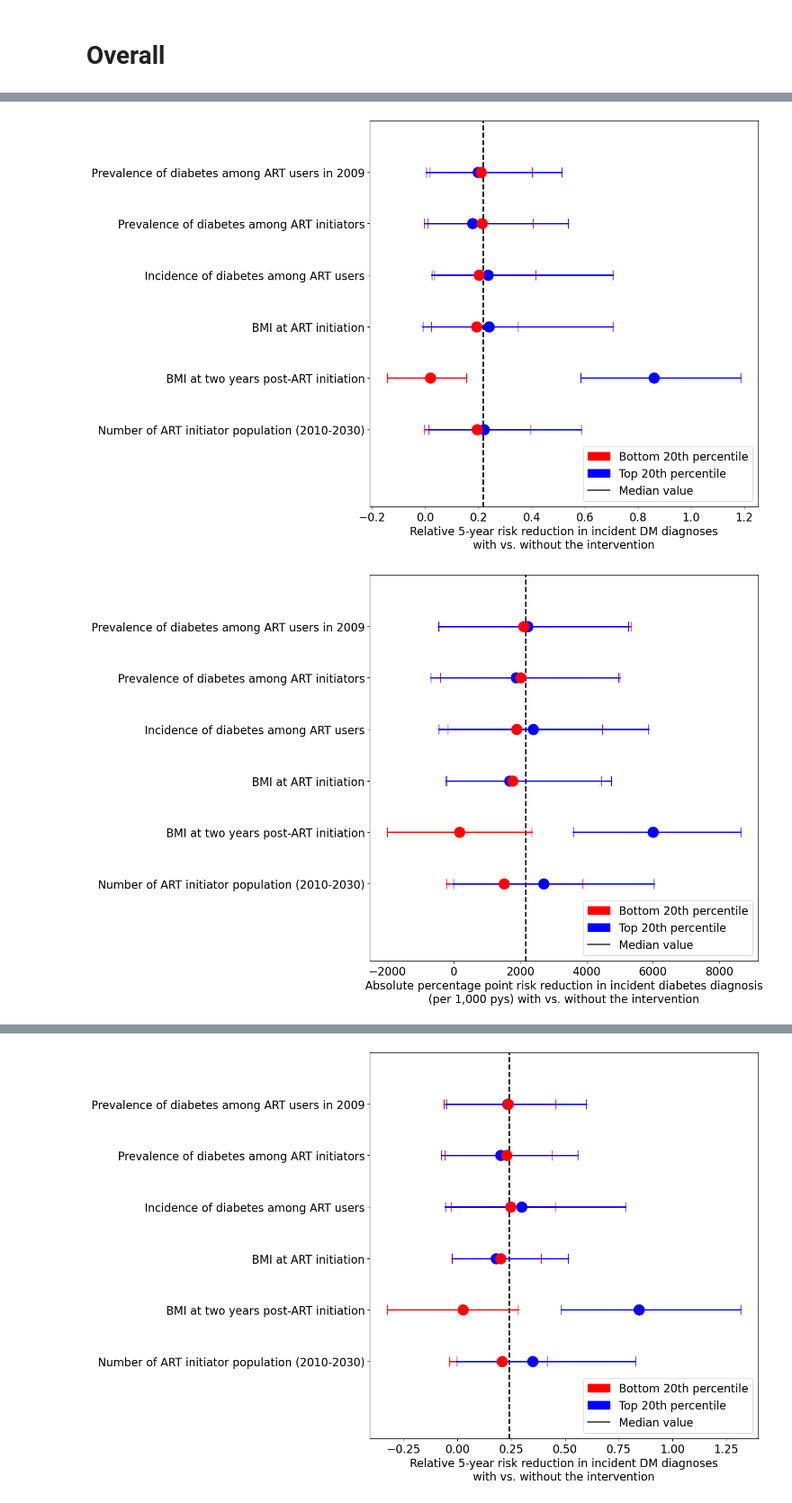
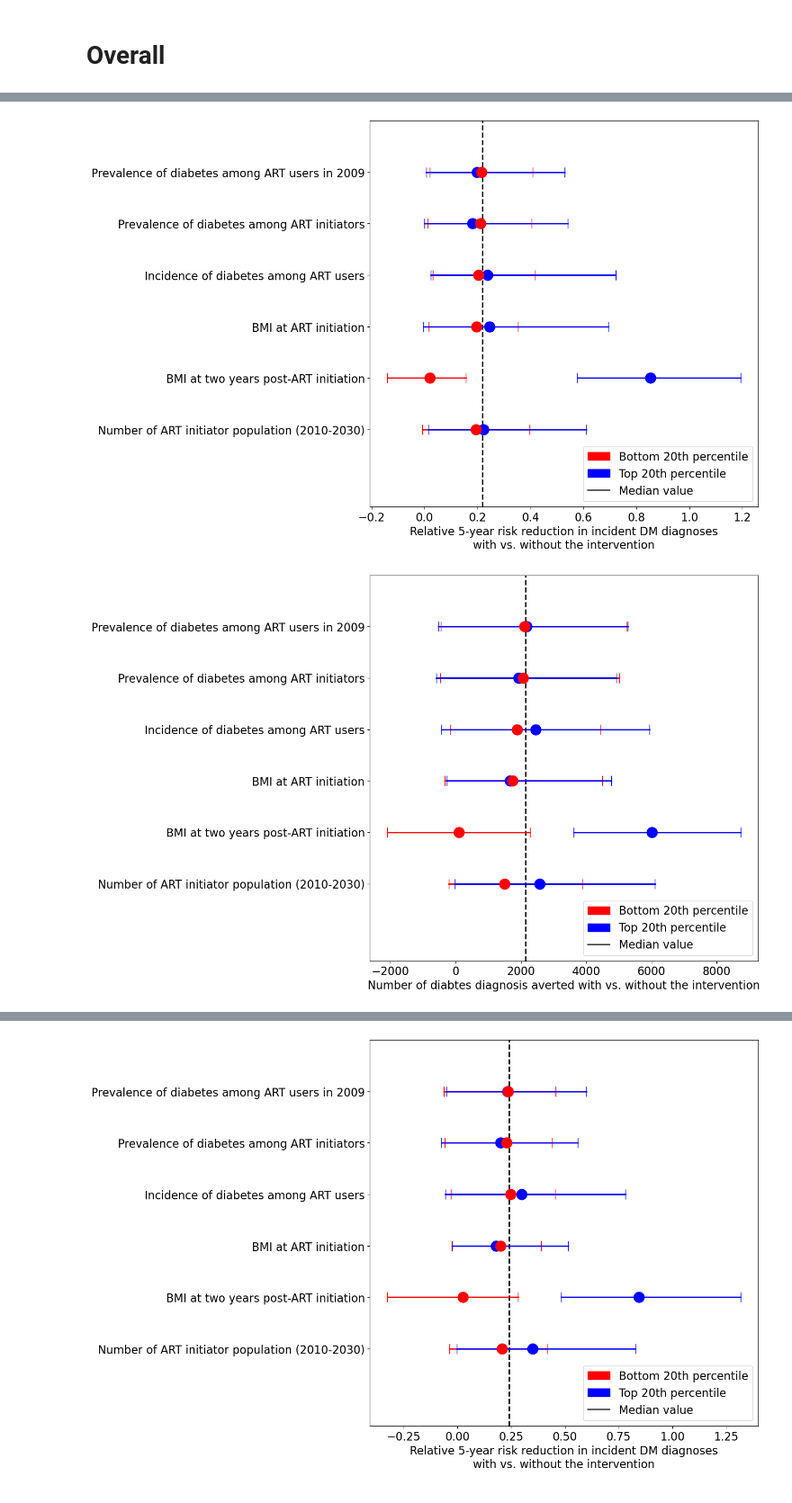
Before and after one commit to PearlHivModelingTeam/pearlModel, a Jupyter notebook: scripts/sa_notebook.ipynb, the cells around one changed output, grey strips where cells are left out. Shown at 90% size. Saved outputs shown, nothing was run; the diff lists cells and outputs as text; code cells hidden in the pictures.

```diff
--- a/scripts/sa_notebook.ipynb
+++ b/scripts/sa_notebook.ipynb
@@ -22,8 +22,8 @@ num_samples = 10000
 if use_baseline:
     baseline = Path("/workspaces/pearlModel/out/S0_1000/combined")
     variable = Path("/workspaces/pearlModel/out/S3_1000/combined")
-baseline_sa = Path("/workspaces/pearlModel/out/S0_SA_1000/combined")
-variable_sa = Path("/workspaces/pearlModel/out/S3_SA_1000/combined")
+baseline_sa = Path("/workspaces/pearlModel/out/S0_SA_10000/combined")
+variable_sa = Path("/workspaces/pearlModel/out/S3_SA_10000/combined")
 # %%
 target_columns = ['dm_prevalence_prev',
                   'dm_prevalence',
@@ -629,7 +638,7 @@ fig = overall_tornado_plot(relative_tornado_vals, baseline_risk_difference_df_sa
 fig.savefig("../out/figs/relative_overall.png", bbox_inches="tight")
 relative_tornado_vals.to_csv("../out/figs/relative_overall.csv")
 # %% [output]
-[figure, old version]
+[figure, new version]
 # %%
 dm_baseline_tornado_vals = []
 dm_variable_tornado_vals = []
@@ -663,8 +672,8 @@ dm_variable_tornado_vals['variable'] = dm_variable_tornado_vals['variable'].map(
 dm_difference_tornado_vals['variable'] = dm_difference_tornado_vals['variable'].map(variable_name_map)
 dm_relative_tornado_vals['variable'] = dm_relative_tornado_vals['variable'].map(variable_name_map)
 # %%
-fig = overall_tornado_plot(dm_difference_tornado_vals, baseline_dm_difference_df_sa, "Absolute percentage point risk reduction in incident diabetes diagnosis\n(per 1,000 pys) with vs. without the intervention", "lower right", target_col="dm_num")
-fig.savefig("../out/figs/absolute_overall_dm.png", bbox_inches="tight")
-dm_difference_tornado_vals.to_csv("../out/figs/absolute_overall_dm.csv")
+fig = overall_tornado_plot(dm_difference_tornado_vals, baseline_dm_difference_df_sa, "Number of diabtes diagnosis averted with vs. without the intervention", "lower right", target_col="dm_num")
+fig.savefig("../out/dm_figs/absolute_overall_dm.png", bbox_inches="tight")
+dm_difference_tornado_vals.to_csv("../out/dm_figs/absolute_overall_dm.csv")
 # %% [output]
-[figure, old version]
+[figure, new version]
```
Also changed, not shown: parts of 17 cells of this notebook.
